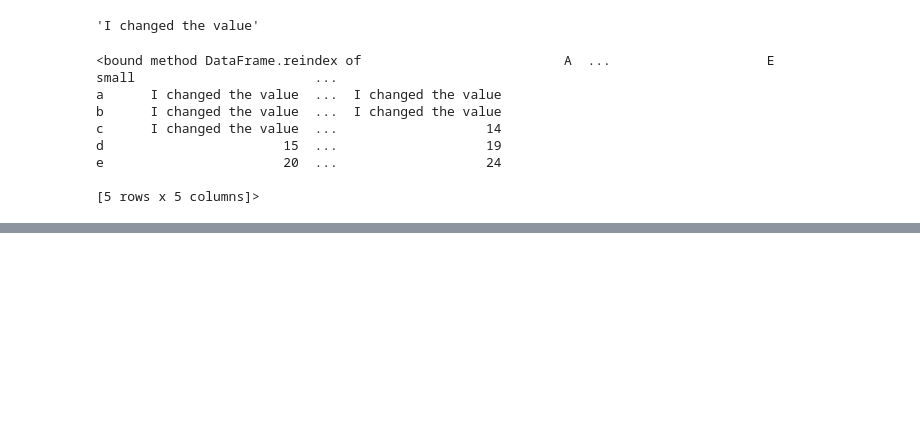
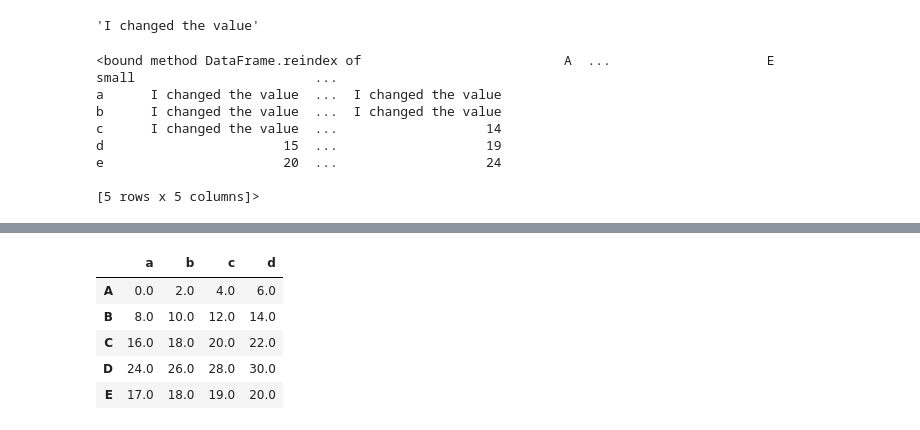
Before and after one commit to alekhaya99/Pandas_Tutorial, a Jupyter notebook: Pandas_Tutorial_2.ipynb, the cells around one changed output, grey strips where cells are left out. Cells and saved outputs as stored; diff of their text form; code cells hidden in the pictures; blank space fills up the shorter version.

```diff
--- a/Pandas_Tutorial_2.ipynb
+++ b/Pandas_Tutorial_2.ipynb
@@ -439,0 +544,10 @@ e                       20  ...                   24
+# %%
+#In order to fil the NaN with some other values
+Data_Frame1.add(Data_Frame2,fill_value=1)
+# %% [output]
+|  | a | b | c | d |
+| A | 0.0 | 2.0 | 4.0 | 6.0 |
+| B | 8.0 | 10.0 | 12.0 | 14.0 |
+| C | 16.0 | 18.0 | 20.0 | 22.0 |
+| D | 24.0 | 26.0 | 28.0 | 30.0 |
+| E | 17.0 | 18.0 | 19.0 | 20.0 |
```
Also changed, not shown: parts of 21 cells of this notebook.
